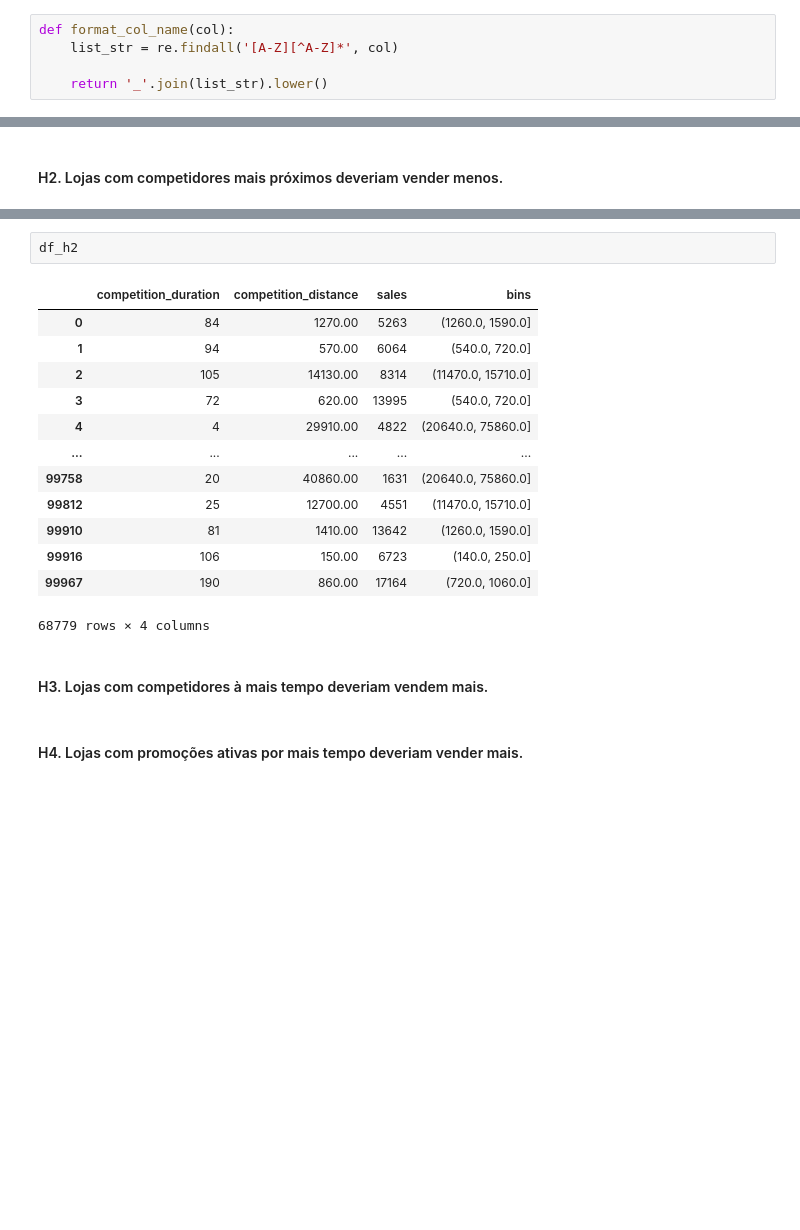
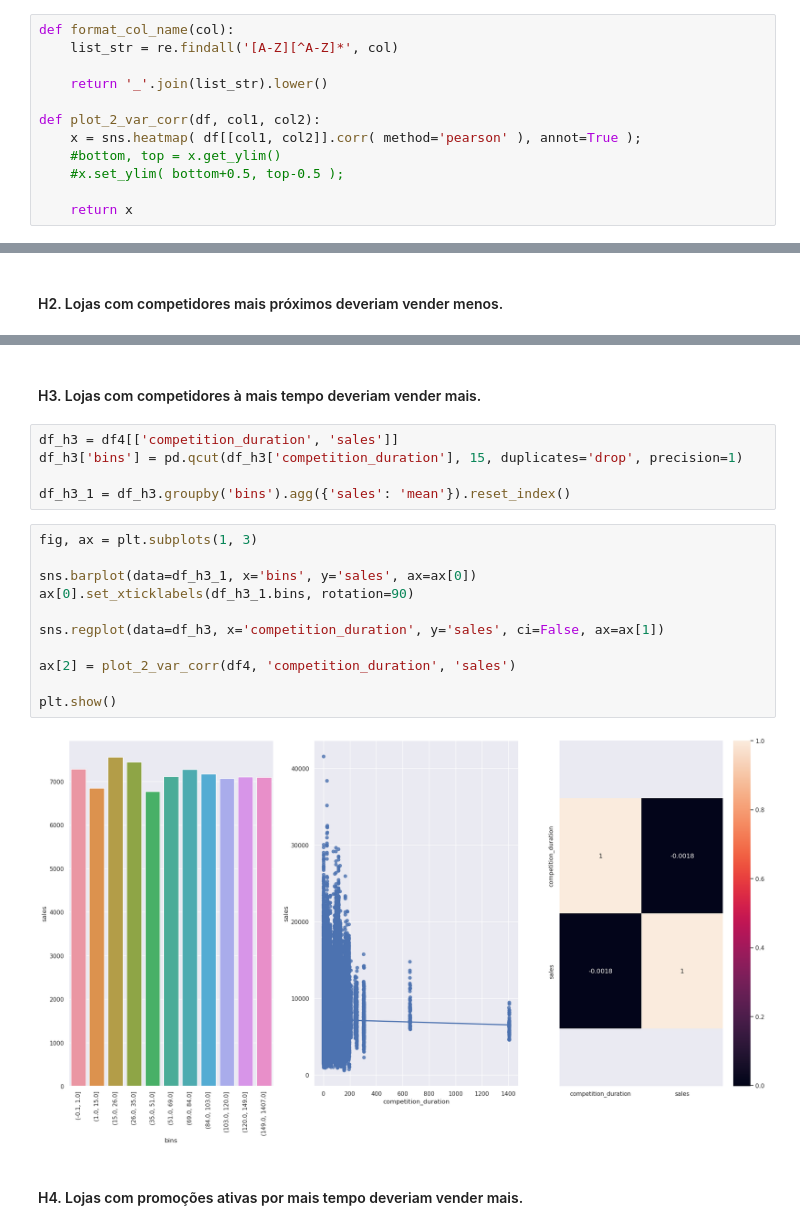
Before and after one commit to GustavoBarros11/rossmann_sales_forecast, a Jupyter notebook: ciclo1_notebook.ipynb, the cells around one changed output, grey strips where cells are left out. Drawn from its saved outputs; the diff is of its cells as text; blank space fills up the shorter version.

```diff
--- a/ciclo1_notebook.ipynb
+++ b/ciclo1_notebook.ipynb
@@ -24,6 +24,13 @@ def format_col_name(col):
     list_str = re.findall('[A-Z][^A-Z]*', col)
 
     return '_'.join(list_str).lower()
+
+def plot_2_var_corr(df, col1, col2):
+    x = sns.heatmap( df[[col1, col2]].corr( method='pearson' ), annot=True );
+    #bottom, top = x.get_ylim()
+    #x.set_ylim( bottom+0.5, top-0.5 );
+
+    return x
 # %% [markdown]
 ### 0.2) Coleta dos Dados
 # %%
@@ -410,20 +417,22 @@ plt.show()
-# %%
-df_h2
-# %% [output]
-|  | competition_duration | competition_distance | sales | bins |
-| 0 | 84 | 1270.00 | 5263 | (1260.0, 1590.0] |
-| 1 | 94 | 570.00 | 6064 | (540.0, 720.0] |
-| 2 | 105 | 14130.00 | 8314 | (11470.0, 15710.0] |
-| 3 | 72 | 620.00 | 13995 | (540.0, 720.0] |
-| 4 | 4 | 29910.00 | 4822 | (20640.0, 75860.0] |
-| ... | ... | ... | ... | ... |
-| 99758 | 20 | 40860.00 | 1631 | (20640.0, 75860.0] |
-| 99812 | 25 | 12700.00 | 4551 | (11470.0, 15710.0] |
-| 99910 | 81 | 1410.00 | 13642 | (1260.0, 1590.0] |
-| 99916 | 106 | 150.00 | 6723 | (140.0, 250.0] |
-| 99967 | 190 | 860.00 | 17164 | (720.0, 1060.0] |
-68779 rows × 4 columns
 # %% [markdown]
-#### H3. Lojas com competidores à mais tempo deveriam vendem mais.
+#### H3. Lojas com competidores à mais tempo deveriam vender mais.
+# %%
+df_h3 = df4[['competition_duration', 'sales']]
+df_h3['bins'] = pd.qcut(df_h3['competition_duration'], 15, duplicates='drop', precision=1)
+
+df_h3_1 = df_h3.groupby('bins').agg({'sales': 'mean'}).reset_index()
+# %%
+fig, ax = plt.subplots(1, 3)
+
+sns.barplot(data=df_h3_1, x='bins', y='sales', ax=ax[0])
+ax[0].set_xticklabels(df_h3_1.bins, rotation=90)
+
+sns.regplot(data=df_h3, x='competition_duration', y='sales', ci=False, ax=ax[1])
+
+ax[2] = plot_2_var_corr(df4, 'competition_duration', 'sales')
+
+plt.show()
+# %% [output]
+[figure, added]
 # %% [markdown]
 #### H4. Lojas com promoções ativas por mais tempo deveriam vender mais.
```
Also changed, not shown: parts of 14 cells of this notebook.
